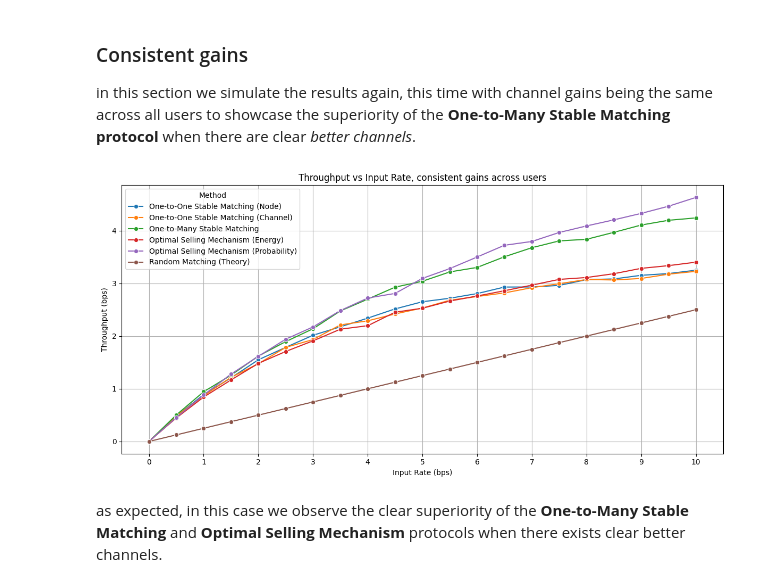
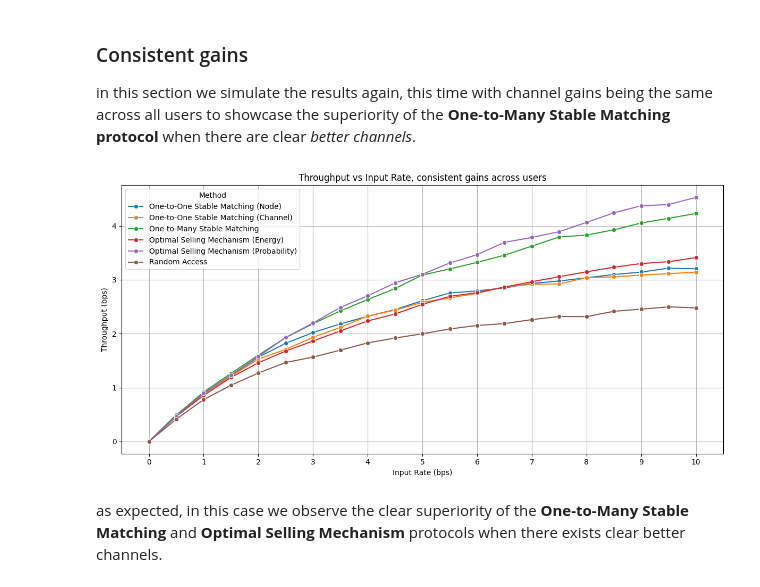
Before and after one commit to Theborna/Game-Theory-Course-Project, a Jupyter notebook: Project.ipynb, the cells around one changed output. Cells and saved outputs as stored; diff of their text form; code cells hidden in the pictures.

Commit message:
added random access channels, performance improvements

```diff
--- a/Project.ipynb
+++ b/Project.ipynb
@@ -104,7 +103,7 @@ In this section we will simulate the protocols for trials with length `1000` to
 # %%
 import protocols
 
-trial_length = 1000
+trial_length = 2400
 
 # Simulation
 one_to_one_results_node     = network.simulate(protocols.OneToOneStableMatching('node'), input_rates, trial_length=trial_length)
@@ -112,7 +111,8 @@ one_to_one_results_channel  = network.simulate(protocols.OneToOneStableMatching(
 one_to_many_results         = network.simulate(protocols.OneToManyStableMatching(3), input_rates, trial_length=trial_length)
 optimal_results_energy      = network.simulate(protocols.OptimalSellingMechanism('energy'), input_rates, trial_length=trial_length)
 optimal_results_probability = network.simulate(protocols.OptimalSellingMechanism('probability'), input_rates, trial_length=trial_length)
-random_matching_results     = { rate: rate / 4 for rate in input_rates }
+random_access_results       = network.simulate(protocols.RandomAccessProtocol(), input_rates, trial_length=trial_length)
+# random_matching_results     = { rate: rate / 4 for rate in input_rates }
 # optimal_matching_results    = { rate: sum([((num_nodes - i) / (num_nodes - i + 1)) ** 2 for i in range(int(rate))]) for rate in input_rates if int(rate) == rate}
 # %%
 import matplotlib.pyplot as plt
@@ -120,9 +120,9 @@ import seaborn as sns
 import pandas as pd
 
 df = pd.DataFrame({
-    'Input Rate': list(one_to_one_results_node.keys()) + list(one_to_one_results_channel.keys()) + list(one_to_many_results.keys()) + list(optimal_results_energy.keys()) + list(optimal_results_probability.keys()) + list(random_matching_results.keys()),
-    'Throughput': list(one_to_one_results_node.values()) + list(one_to_one_results_channel.values()) + list(one_to_many_results.values()) + list(optimal_results_energy.values()) + list(optimal_results_probability.values()) + list(random_matching_results.values()),
-    'Method': ['One-to-One Stable Matching (Node)']*len(one_to_one_results_node) + ['One-to-One Stable Matching (Channel)']*len(one_to_one_results_channel) + ['One-to-Many Stable Matching']*len(one_to_many_results) + ['Optimal Selling Mechanism (Energy)']*len(optimal_results_energy) + ['Optimal Selling Mechanism (Probability)']*len(optimal_results_probability) + ['Random Matching (Theory)']*len(random_matching_results)
+    'Input Rate': list(one_to_one_results_node.keys()) + list(one_to_one_results_channel.keys()) + list(one_to_many_results.keys()) + list(optimal_results_energy.keys()) + list(optimal_results_probability.keys()) + list(random_access_results.keys()),
+    'Throughput': list(one_to_one_results_node.values()) + list(one_to_one_results_channel.values()) + list(one_to_many_results.values()) + list(optimal_results_energy.values()) + list(optimal_results_probability.values()) + list(random_access_results.values()),
+    'Method': ['One-to-One Stable Matching (Node)']*len(one_to_one_results_node) + ['One-to-One Stable Matching (Channel)']*len(one_to_one_results_channel) + ['One-to-Many Stable Matching']*len(one_to_many_results) + ['Optimal Selling Mechanism (Energy)']*len(optimal_results_energy) + ['Optimal Selling Mechanism (Probability)']*len(optimal_results_probability) + ['Random Access']*len(random_access_results)
 })
 
 # Plotting
@@ -162,7 +162,7 @@ num_nodes = 10
 network = Network(num_nodes=num_nodes, per_user=False)
 input_rates = [i * 0.5 for i in range(0, 2 * num_nodes + 1)]  # from 0.5 to 10 with step of 0.5
 
-trial_length = 1000
+trial_length = 2400
 
 # Simulation
 one_to_one_results_node_consistent     = network.simulate(protocols.OneToOneStableMatching('node'), input_rates, trial_length=trial_length)
@@ -170,34 +170,35 @@ one_to_one_results_channel_consistent  = network.simulate(protocols.OneToOneStab
 one_to_many_results_consistent         = network.simulate(protocols.OneToManyStableMatching(3), input_rates, trial_length=trial_length)
 optimal_results_energy_consistent      = network.simulate(protocols.OptimalSellingMechanism('energy'), input_rates, trial_length=trial_length)
 optimal_results_probability_consistent = network.simulate(protocols.OptimalSellingMechanism('probability'), input_rates, trial_length=trial_length)
+random_access_results_consistent       = network.simulate(protocols.RandomAccessProtocol(), input_rates, trial_length=trial_length)
 random_matching_results_consistent     = { rate: rate / 4 for rate in input_rates }
 optimal_matching_results_consistent    = { rate: sum([((num_nodes - i) / (num_nodes - i + 1)) ** 2 for i in range(int(rate))]) for rate in input_rates if int(rate) == rate}
 # %%
 
 import matplotlib.pyplot as plt
 import seaborn as sns
 import pandas as pd
 
 df = pd.DataFrame({
-    'Input Rate': list(one_to_one_results_node_consistent.keys()) + list(one_to_one_results_channel_consistent.keys()) + list(one_to_many_results_consistent.keys()) + list(optimal_results_energy_consistent.keys()) + list(optimal_results_probability_consistent.keys()) + list(random_matching_results_consistent.keys()),
-    'Throughput': list(one_to_one_results_node_consistent.values()) + list(one_to_one_results_channel_consistent.values()) + list(one_to_many_results_consistent.values()) + list(optimal_results_energy_consistent.values()) + list(optimal_results_probability_consistent.values()) + list(random_matching_results_consistent.values()),
-    'Method': ['One-to-One Stable Matching (Node)']*len(one_to_one_results_node_consistent) + ['One-to-One Stable Matching (Channel)']*len(one_to_one_results_channel_consistent) + ['One-to-Many Stable Matching']*len(one_to_many_results_consistent) + ['Optimal Selling Mechanism (Energy)']*len(optimal_results_energy_consistent) + ['Optimal Selling Mechanism (Probability)']*len(optimal_results_probability_consistent) + ['Random Matching (Theory)']*len(random_matching_results_consistent)
+    'Input Rate': list(one_to_one_results_node_consistent.keys()) + list(one_to_one_results_channel_consistent.keys()) + list(one_to_many_results_consistent.keys()) + list(optimal_results_energy_consistent.keys()) + list(optimal_results_probability_consistent.keys()) + list(random_access_results_consistent.keys()),
+    'Throughput': list(one_to_one_results_node_consistent.values()) + list(one_to_one_results_channel_consistent.values()) + list(one_to_many_results_consistent.values()) + list(optimal_results_energy_consistent.values()) + list(optimal_results_probability_consistent.values()) + list(random_access_results_consistent.values()),
+    'Method': ['One-to-One Stable Matching (Node)']*len(one_to_one_results_node_consistent) + ['One-to-One Stable Matching (Channel)']*len(one_to_one_results_channel_consistent) + ['One-to-Many Stable Matching']*len(one_to_many_results_consistent) + ['Optimal Selling Mechanism (Energy)']*len(optimal_results_energy_consistent) + ['Optimal Selling Mechanism (Probability)']*len(optimal_results_probability_consistent) + ['Random Access']*len(random_access_results_consistent)
 })
 
 # Plotting
 plt.figure(figsize=(12, 6))
 sns.lineplot(x='Input Rate', y='Throughput', hue='Method', data=df, marker='o', errorbar=None, estimator=None)
 plt.title('Throughput vs Input Rate, consistent gains across users')
 plt.xlabel('Input Rate (bps)')
 plt.ylabel('Throughput (bps)')
 plt.grid(True)
 plt.tight_layout()
 plt.xticks(input_rates[::2])
 plt.savefig('results_consistent.png')
 df.to_csv('results_consistent.csv')
 plt.show()
 # %% [output]
-[figure, old version]
+[figure, new version]
 # %% [markdown]
 as expected, in this case we observe the clear superiority of the **One-to-Many Stable Matching** and **Optimal Selling Mechanism** protocols when there exists clear better channels.
 # %% [markdown]
```
Also changed, not shown: parts of 2 cells of this notebook, 7 other files.
